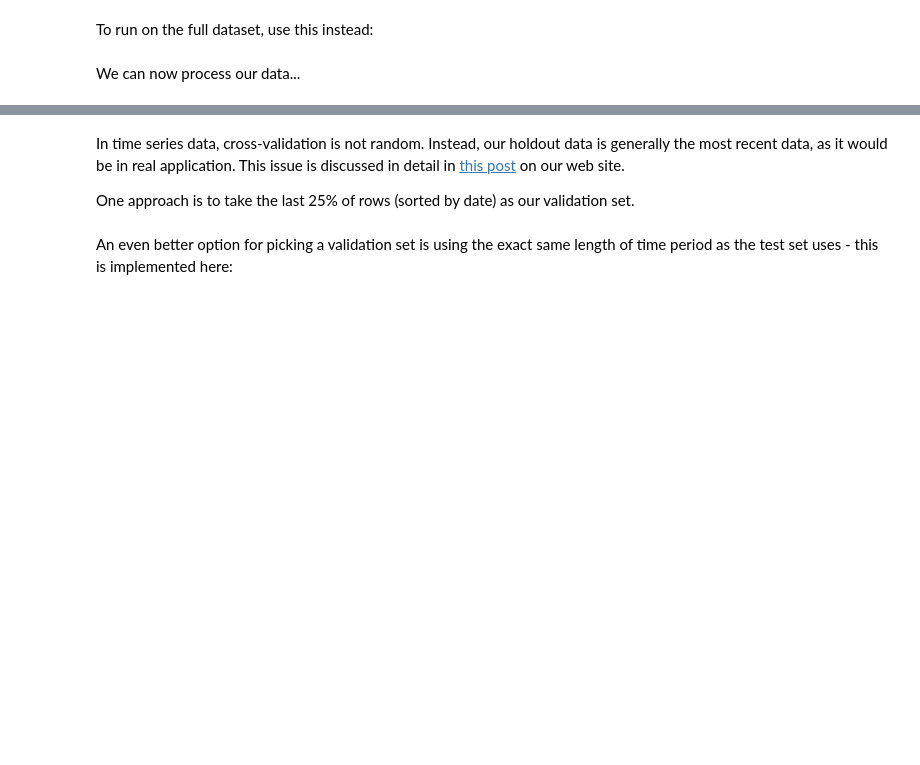
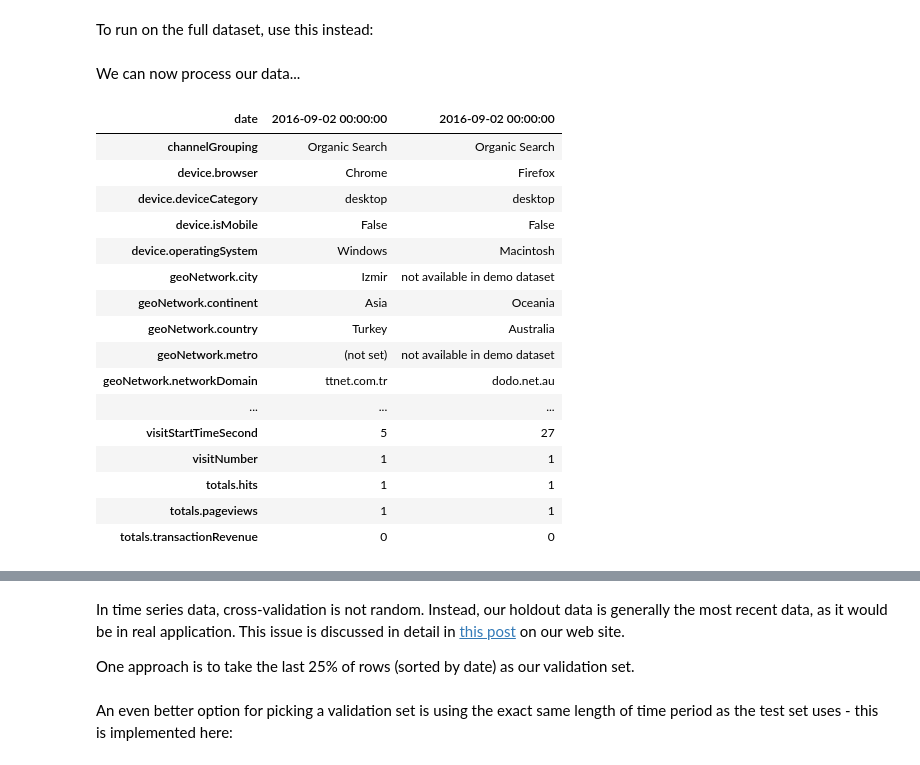
Before and after one commit to borowis/fastai, a Jupyter notebook: courses/dl1/lesson3-google-ga.ipynb, the cells around one changed output, grey strips where cells are left out. Saved outputs shown, nothing was run; the diff lists cells and outputs as text; code cells hidden in the pictures; blank space fills up the shorter version.

```diff
--- a/courses/dl1/lesson3-google-ga.ipynb
+++ b/courses/dl1/lesson3-google-ga.ipynb
@@ -253,6 +301,8 @@ apply_cats(test, train)
 for v in contin_vars:
     train[v] = train[v].fillna(0).astype('float32')
     test[v] = test[v].fillna(0).astype('float32')
+# %%
+train['totals.transactionRevenue'] = train['totals.transactionRevenue'].fillna(0).astype('float32')
 # %% [markdown]
 We're going to run on a sample.
 # %%
@@ -268,6 +320,24 @@ train_samp = train.set_index("date")
 # %% [markdown]
 We can now process our data...
 # %%
-train_samp.head(2)
+train_samp.head(2).T
+# %% [output]
+| date | 2016-09-02 00:00:00 | 2016-09-02 00:00:00 |
+| channelGrouping | Organic Search | Organic Search |
+| device.browser | Chrome | Firefox |
+| device.deviceCategory | desktop | desktop |
+| device.isMobile | False | False |
+| device.operatingSystem | Windows | Macintosh |
+| geoNetwork.city | Izmir | not available in demo dataset |
+| geoNetwork.continent | Asia | Oceania |
+| geoNetwork.country | Turkey | Australia |
+| geoNetwork.metro | (not set) | not available in demo dataset |
+| geoNetwork.networkDomain | ttnet.com.tr | dodo.net.au |
+| ... | ... | ... |
+| visitStartTimeSecond | 5 | 27 |
+| visitNumber | 1 | 1 |
+| totals.hits | 1 | 1 |
+| totals.pageviews | 1 | 1 |
+| totals.transactionRevenue | 0 | 0 |
 # %%
 df, y, nas, mapper = proc_df(train_samp, 'totals.transactionRevenue', do_scale=True)
```
Also changed, not shown: parts of 40 cells of this notebook.
